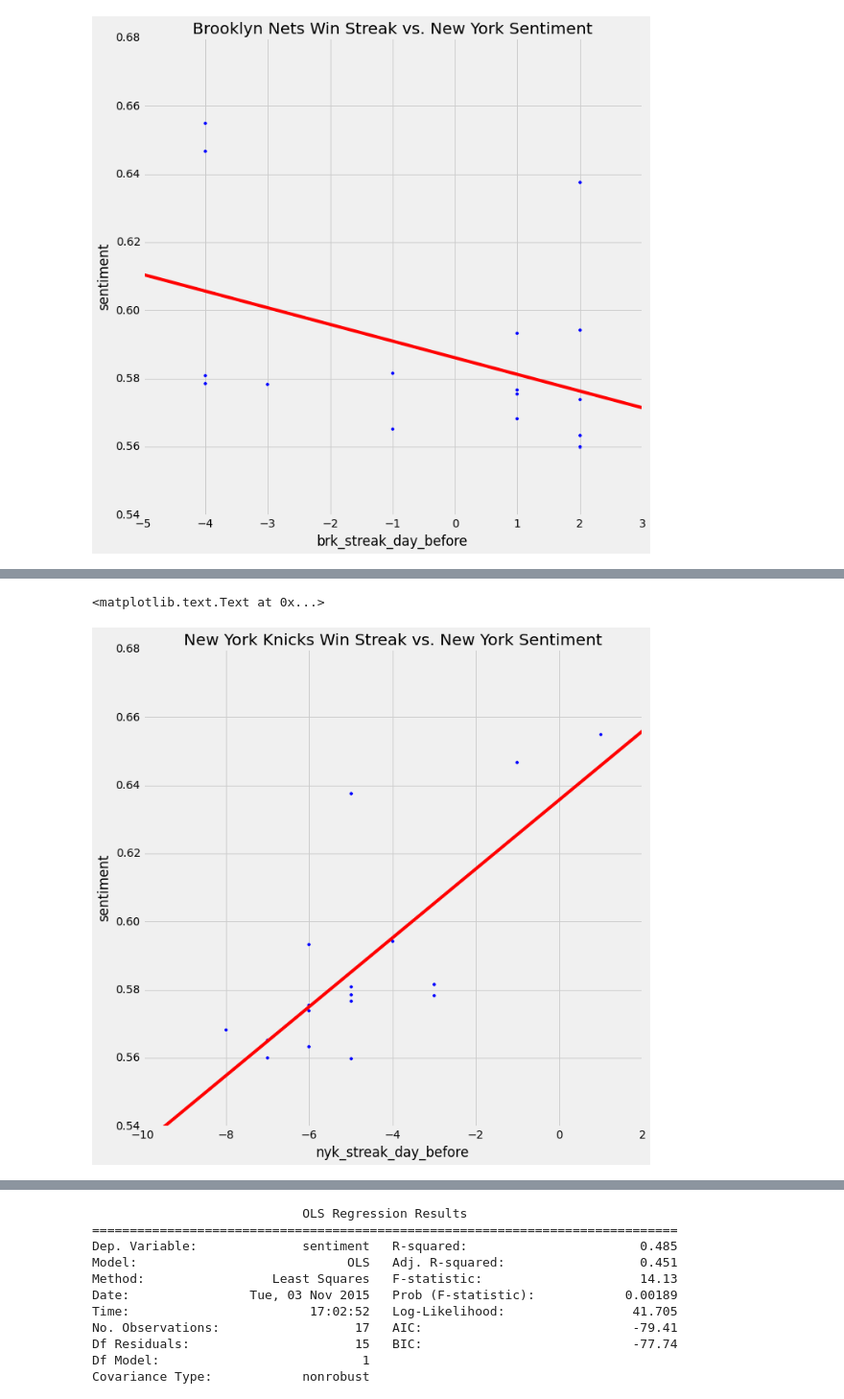
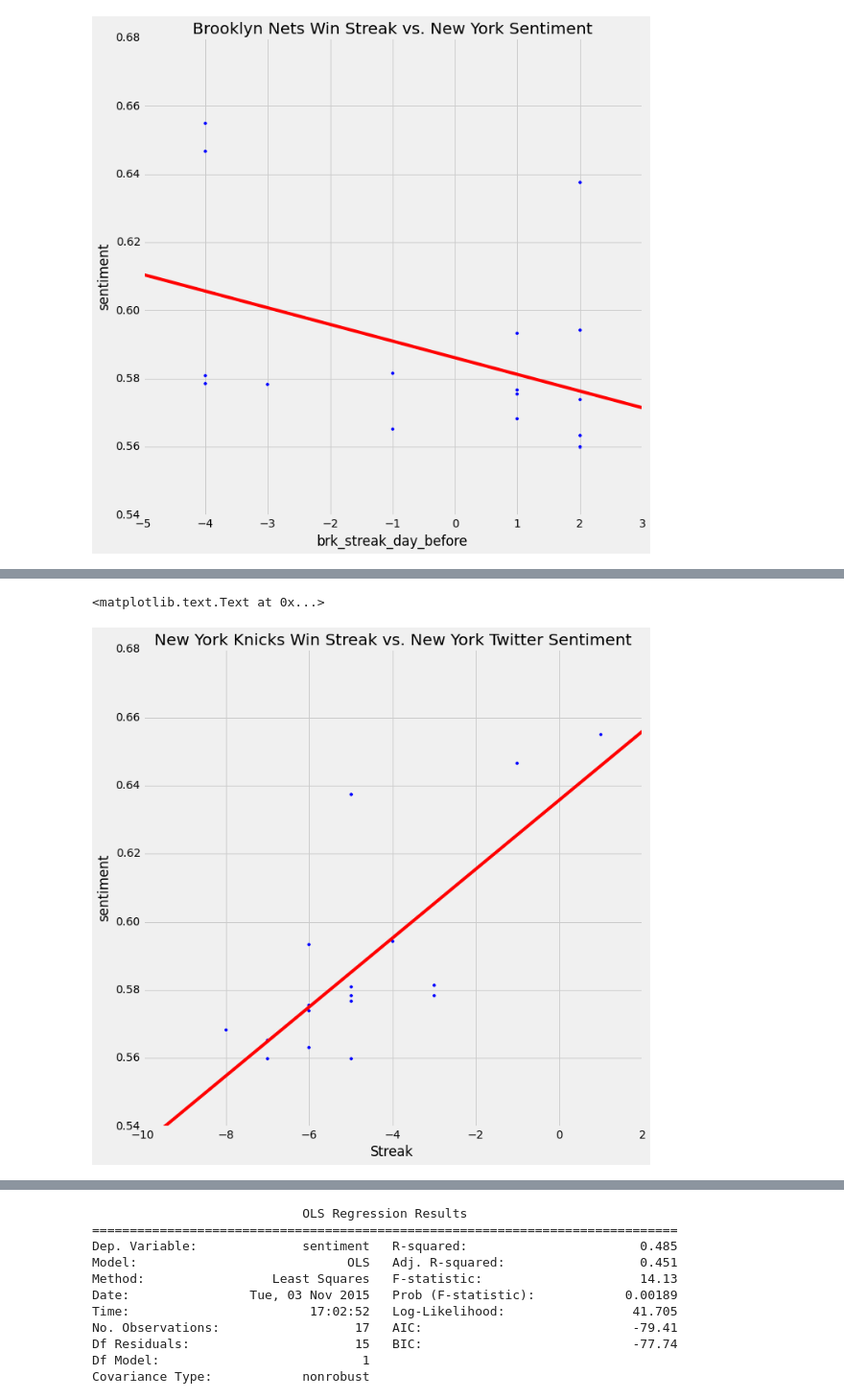
Before and after one commit to docmarionum1/ads_foundations, a Jupyter notebook: BasketBallTwitter.ipynb, the cells around one changed output, grey strips where cells are left out. Shown at 96% size. Cells and saved outputs as stored; diff of their text form; code cells hidden in the pictures.

```diff
--- a/BasketBallTwitter.ipynb
+++ b/BasketBallTwitter.ipynb
@@ -11,7 +11,7 @@ pl.style.use('fivethirtyeight')
 import statsmodels.formula.api as smf
 from statsmodels.graphics.api import abline_plot
 # %%
-c = pd.read_csv('twitter.csv')
+c = pd.read_csv('twitter.csv', parse_dates=['date'])
 # %%
 c.columns
 # %% [output]
@@ -19,6 +19,12 @@ Index([u'date', u'tweet_count', u'sentiment', u'brk_streak_day_before',
        u'brk_streak_day_of', u'nyk_streak_day_before', u'nyk_streak_day_of',
        u'nyk_days', u'brk_days'],
       dtype='object')
+# %%
+c['dt'] = pd.to_datetime(c['date'], format='%b_%d_%Y')
+# %%
+c['dow'] = c['dt'].dt.dayofweek
+# %%
+c['month'] = c['dt'].dt.month
 # %%
 figure, ax = pl.subplots(figsize=(10,10))
 c.plot('brk_streak_day_before', 'sentiment', kind='scatter', ax=ax)
@@ -52,7 +58,8 @@ c.plot('nyk_streak_day_before', 'sentiment', kind='scatter', ax=ax)
 mod = smf.ols(formula='sentiment ~ nyk_streak_day_before', data = c).fit()
 print mod.summary()
 abline_plot(model_results=mod, ax=ax, color='red')
-ax.set_title('New York Knicks Win Streak vs. New York Sentiment')
+ax.set_title('New York Knicks Win Streak vs. New York Twitter Sentiment')
+ax.set_xlabel('Streak')
 # %% [output]
                             OLS Regression Results
 ==============================================================================
@@ -64,12 +71,12 @@ Time:                        16:59:22   Log-Likelihood:                 43.406
 No. Observations:                  17   AIC:                            -82.81
 Df Residuals:                      15   BIC:                            -81.15
 Df Model:                           1
 Covariance Type:            nonrobust
 =========================================================================================
 ... (9 lines left out)
 ==============================================================================
 
 Warnings:
 [1] Standard Errors assume that the covariance matrix of the errors is correctly specified.
 <matplotlib.text.Text at 0x...>
-[figure, old version]
+[figure, new version]
```
Also changed, not shown: parts of 3 cells of this notebook, 5 other files.
